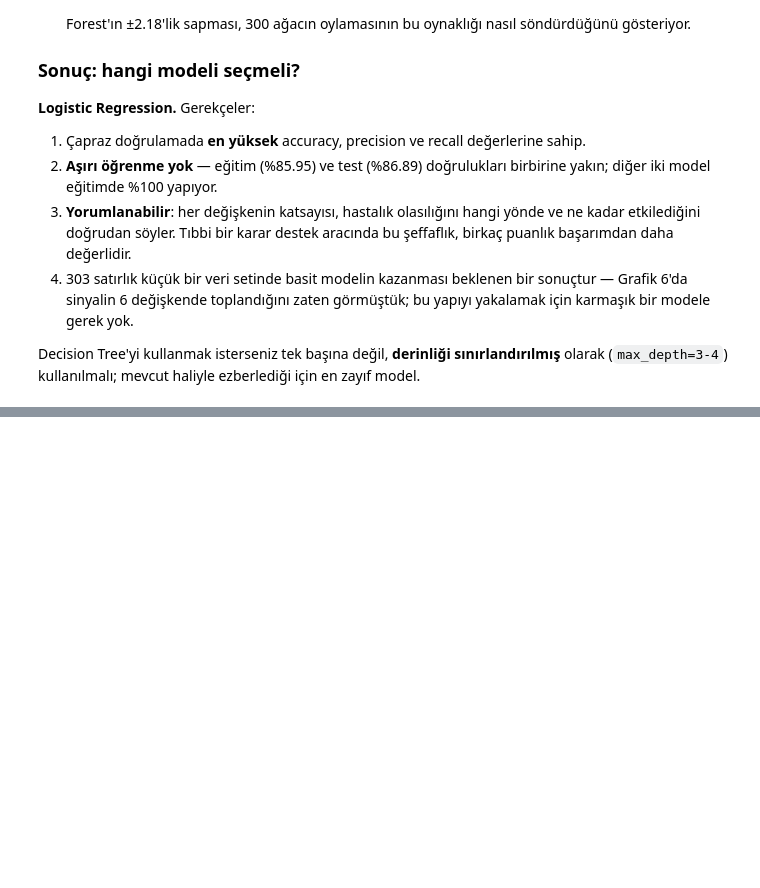
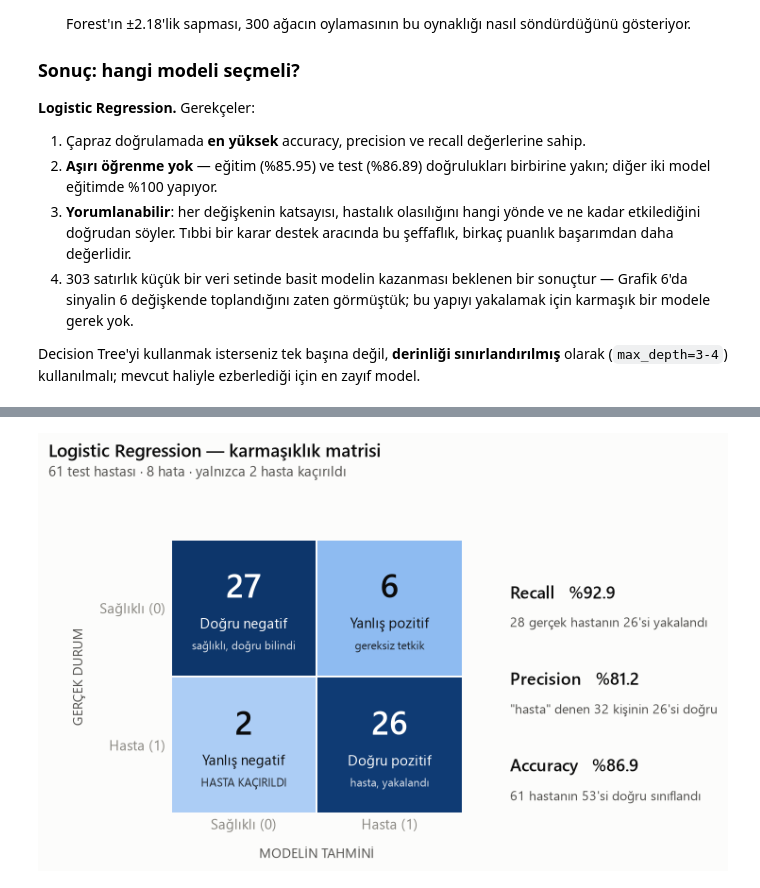
Before and after one commit to ahmttlh16/Siniflandirma_proje_yzt, a Jupyter notebook: analysis.ipynb, the cells around one changed output, grey strips where cells are left out. Cells and saved outputs as stored; diff of their text form; code cells hidden in the pictures; blank space fills up the shorter version.

Commit message:
confusion matrix eklendi ve false positive/negative hata analizi yapıldı

```diff
--- a/analysis.ipynb
+++ b/analysis.ipynb
@@ -1391,0 +1363,17 @@ olarak (`max_depth=3-4`) kullanılmalı; mevcut haliyle ezberlediği için en za
+# %%
+EN_IYI = cv_sonuclar["Accuracy"].idxmax()
+
+print("Çapraz doğrulama accuracy sıralaması:")
+for ad, s in cv_sonuclar.sort_values("Accuracy", ascending=False).iterrows():
+    isaret = "  <-- SEÇİLDİ" if ad == EN_IYI else ""
+    print(f"  {ad:22s} %{s['Accuracy']*100:.2f} ± {s['Acc ± std']*100:.2f}{isaret}")
+
+print()
+print(f"Seçilen model: {EN_IYI}")
+print(f"  Test accuracy  : %{sonuclar.loc[EN_IYI, 'Accuracy']*100:.2f}")
+print(f"  Test precision : %{sonuclar.loc[EN_IYI, 'Precision']*100:.2f}")
+print(f"  Test recall    : %{sonuclar.loc[EN_IYI, 'Recall']*100:.2f}")
+print(f"  Eğitim doğruluğu: %{sonuclar.loc[EN_IYI, 'Eğitim doğruluğu']*100:.2f} "
+      f"(test ile farkı küçük -> aşırı öğrenme yok)")
+
+en_iyi_model = egitilmis[EN_IYI]
@@ -1391,0 +1398,71 @@ olarak (`max_depth=3-4`) kullanılmalı; mevcut haliyle ezberlediği için en za
+# %%
+km = confusion_matrix(y_test, tahminler[EN_IYI])
+tn, fp, fn, tp = km.ravel()
+
+# Sıralı (sequential) tek renk skalası: açıktan koyuya, büyüklüğü kodlar
+CMAP_SIRALI = LinearSegmentedColormap.from_list(
+    "mavi_sirali",
+    ["#b7d3f6", "#9ec5f4", "#6da7ec", "#3987e5", "#256abf", "#184f95", "#0d366b"],
+)
+
+hucre_ad = [["Doğru negatif", "Yanlış pozitif"],
+            ["Yanlış negatif", "Doğru pozitif"]]
+hucre_not = [["sağlıklı, doğru bilindi", "gereksiz tetkik"],
+             ["HASTA KAÇIRILDI", "hasta, yakalandı"]]
+
+fig = plt.figure(figsize=(7.6, 4.4), facecolor=SURFACE)
+ax = fig.add_axes([0.17, 0.16, 0.37, 0.60])
+ax.set_facecolor(SURFACE)
+ax.set_xlim(0, 2)
+ax.set_ylim(2, 0)                      # satır 0 üstte
+for yan in ("top", "right", "left", "bottom"):
+    ax.spines[yan].set_visible(False)
+
+dx, dy = _px_birim(ax)
+gx, gy = 1.0 * dx, 1.0 * dy            # her kenarda 1px -> hücreler arası 2px boşluk
+en_buyuk = km.max()
+
+for i in range(2):
+    for j in range(2):
+        deger = int(km[i, j])
+        oran = deger / en_buyuk
+        ax.add_patch(Rectangle((j + gx, i + gy), 1 - 2 * gx, 1 - 2 * gy,
+                               facecolor=CMAP_SIRALI(oran), linewidth=0))
+        yazi = "#ffffff" if oran > 0.55 else INK
+        ax.text(j + 0.5, i + 0.36, str(deger), ha="center", va="center",
+                fontsize=23, color=yazi, fontweight="semibold")
+        ax.text(j + 0.5, i + 0.62, hucre_ad[i][j], ha="center", va="center",
+                fontsize=9.5, color=yazi)
+        ax.text(j + 0.5, i + 0.78, hucre_not[i][j], ha="center", va="center",
+                fontsize=8, color=yazi, alpha=0.85)
+
+ax.set_xticks([0.5, 1.5])
+ax.set_xticklabels(["Sağlıklı (0)", "Hasta (1)"])
+ax.set_yticks([0.5, 1.5])
+ax.set_yticklabels(["Sağlıklı (0)", "Hasta (1)"])
+ax.tick_params(colors=MUTED, length=0, labelsize=9.5)
+ax.set_xlabel("MODELİN TAHMİNİ", fontsize=9, color=INK_2, labelpad=10)
+ax.set_ylabel("GERÇEK DURUM", fontsize=9, color=INK_2, labelpad=10)
+
+# Sağ taraftaki okuma kılavuzu
+satirlar_metin = [
+    ("Recall", f"%{sonuclar.loc[EN_IYI, 'Recall']*100:.1f}",
+     f"{tp + fn} gerçek hastanın {tp}'si yakalandı"),
+    ("Precision", f"%{sonuclar.loc[EN_IYI, 'Precision']*100:.1f}",
+     f"\"hasta\" denen {tp + fp} kişinin {tp}'si doğru"),
+    ("Accuracy", f"%{sonuclar.loc[EN_IYI, 'Accuracy']*100:.1f}",
+     f"{len(y_test)} hastanın {tn + tp}'si doğru sınıflandı"),
+]
+y_imlec = 0.66
+for etiket, deger, aciklama in satirlar_metin:
+    fig.text(0.60, y_imlec, f"{etiket}   {deger}", fontsize=11.5, color=INK,
+             fontweight="semibold", va="top")
+    fig.text(0.60, y_imlec - 0.07, aciklama, fontsize=9, color=INK_2, va="top")
+    y_imlec -= 0.19
+
+baslik(fig, f"{EN_IYI} — karmaşıklık matrisi",
+       f"{len(y_test)} test hastası · {fp + fn} hata · yalnızca {fn} hasta kaçırıldı")
+kaydet(fig, "g7_karmasiklik_matrisi")
+plt.show()
+# %% [output]
+[figure, added]
```
Also changed, not shown: parts of 14 cells of this notebook, 1 other file.
